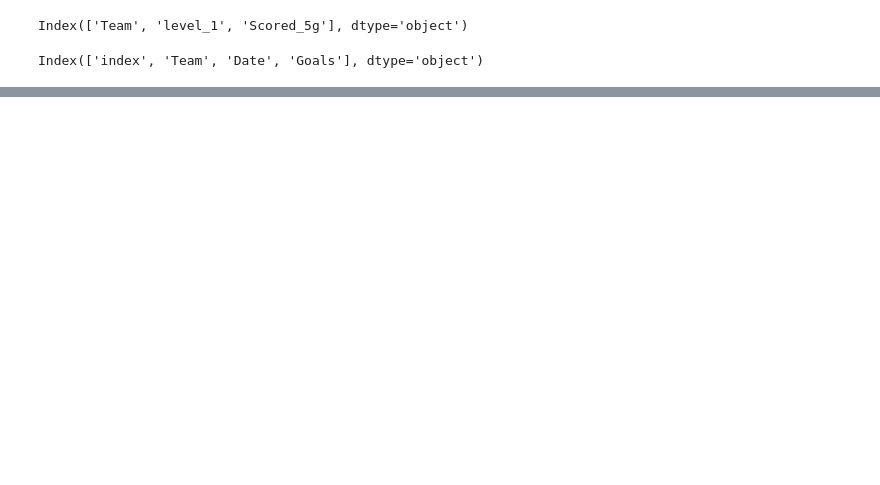
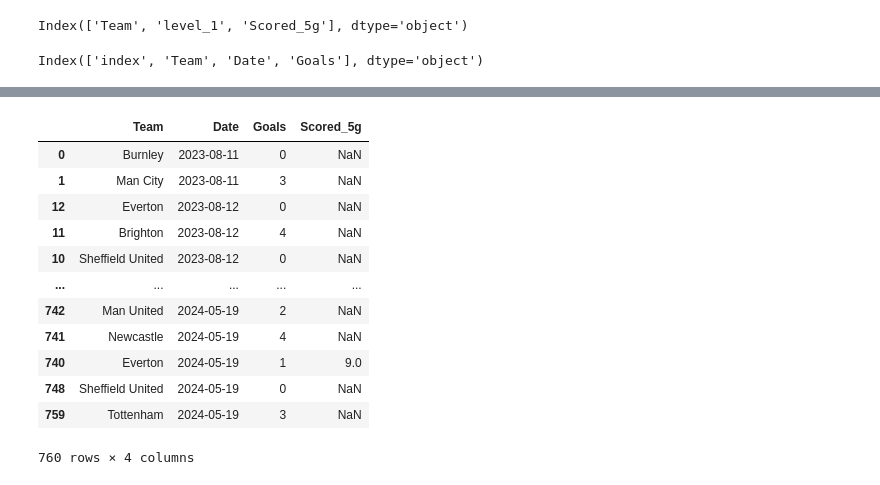
Before and after one commit to rriizz2k/EPL-Match-Predictor, a Jupyter notebook: PL_prediction.ipynb, the cells around one changed output, grey strips where cells are left out. Cells and saved outputs as stored; diff of their text form; code cells hidden in the pictures; blank space fills up the shorter version.

```diff
--- a/PL_prediction.ipynb
+++ b/PL_prediction.ipynb
@@ -333,0 +375,16 @@ df_scored.pop('level_1')
+# %%
+df_scored
+# %% [output]
+|  | Team | Date | Goals | Scored_5g |
+| 0 | Burnley | 2023-08-11 | 0 | NaN |
+| 1 | Man City | 2023-08-11 | 3 | NaN |
+| 12 | Everton | 2023-08-12 | 0 | NaN |
+| 11 | Brighton | 2023-08-12 | 4 | NaN |
+| 10 | Sheffield United | 2023-08-12 | 0 | NaN |
+| ... | ... | ... | ... | ... |
+| 742 | Man United | 2024-05-19 | 2 | NaN |
+| 741 | Newcastle | 2024-05-19 | 4 | NaN |
+| 740 | Everton | 2024-05-19 | 1 | 9.0 |
+| 748 | Sheffield United | 2024-05-19 | 0 | NaN |
+| 759 | Tottenham | 2024-05-19 | 3 | NaN |
+760 rows × 4 columns
```
Also changed, not shown: parts of 8 cells of this notebook.
